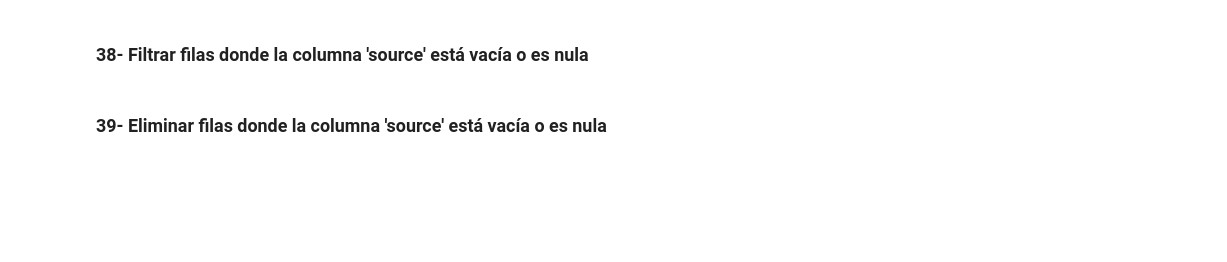
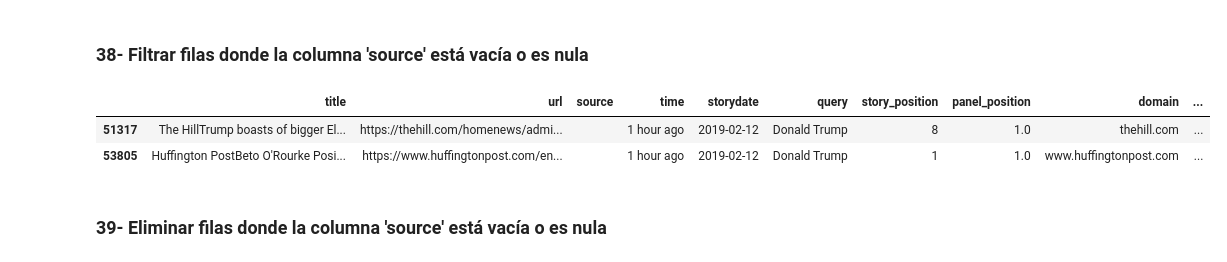
Before and after one commit to mizos0512/RPython, a Jupyter notebook: Notebooks/Clases/P40_JSON.ipynb, the cells around one changed output. Saved outputs shown, nothing was run; the diff lists cells and outputs as text; code cells hidden in the pictures; blank space fills up the shorter version.

```diff
--- a/Notebooks/Clases/P40_JSON.ipynb
+++ b/Notebooks/Clases/P40_JSON.ipynb
@@ -793,4 +992,11 @@ Este histograma es útil para obtener una visión general de cómo están distri
 # %% [markdown]
 ### 38- Filtrar filas donde la columna 'source' está vacía o es nula
+# %%
+filas_vacias = df[df['source'].isnull() | (df['source'] == '')]
+filas_vacias
+# %% [output]
+|  | title | url | source | time | storydate | query | story_position | panel_position | domain | ... |
+| 51317 | The HillTrump boasts of bigger El... | https://thehill.com/homenews/admi... |  | 1 hour ago | 2019-02-12 | Donald Trump | 8 | 1.0 | thehill.com | ... |
+| 53805 | Huffington PostBeto O'Rourke Posi... | https://www.huffingtonpost.com/en... |  | 1 hour ago | 2019-02-12 | Donald Trump | 1 | 1.0 | www.huffingtonpost.com | ... |
 # %% [markdown]
 ### 39-  Eliminar filas donde la columna 'source' está vacía o es nula
```
Also changed, not shown: parts of 13 cells of this notebook, 1 other file.
